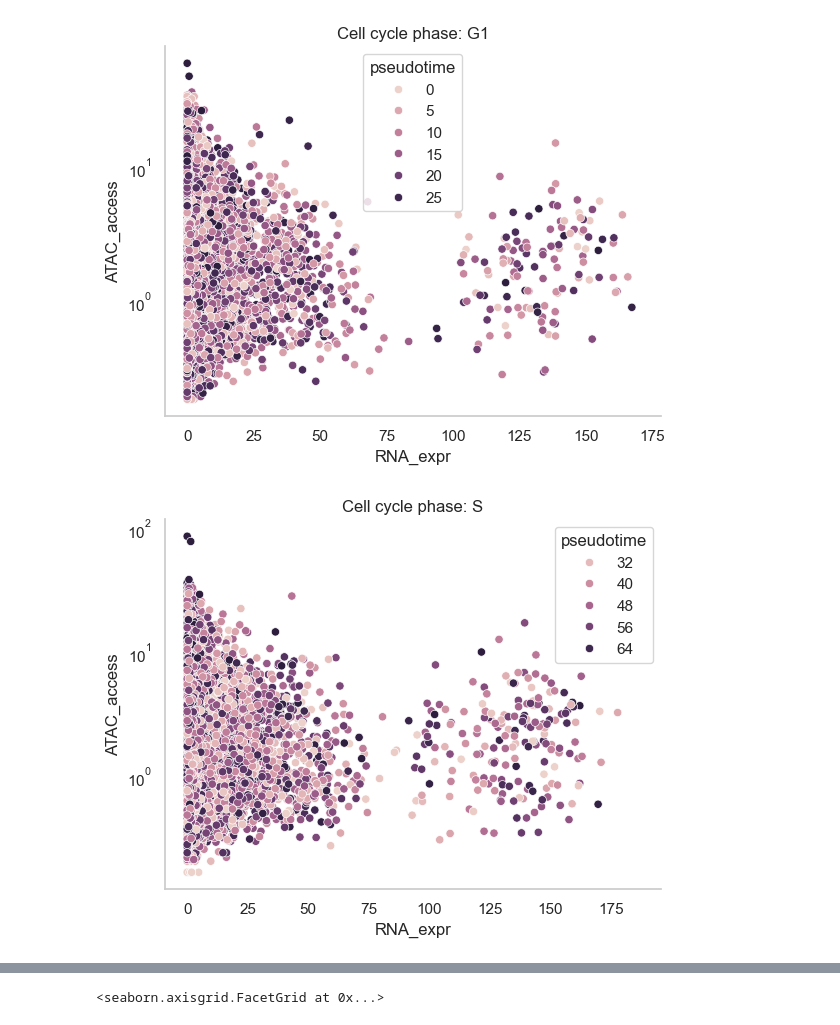
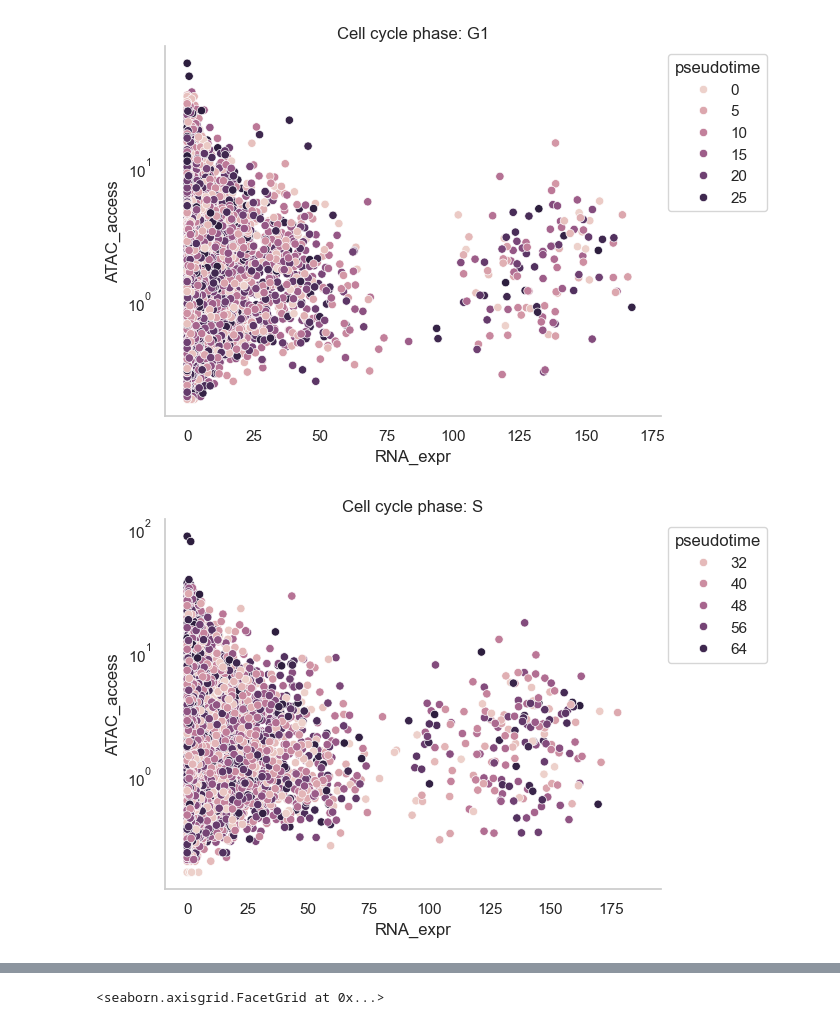
Before and after one commit to SFGLab/Team8_PhaseSpecific_Chromatin_Changes, a Jupyter notebook: viz_Att_RNAseq_combined.ipynb, the cells around one changed output, grey strips where cells are left out. Cells and saved outputs as stored; diff of their text form; code cells hidden in the pictures.

```diff
--- a/viz_Att_RNAseq_combined.ipynb
+++ b/viz_Att_RNAseq_combined.ipynb
@@ -27,30 +27,30 @@ full_cell_data_S = full_cell_data[full_cell_data['Phase']=='S']
 # %%
 import seaborn as sns
 from matplotlib import pyplot as plt
 
 sns.set_style("whitegrid", {'axes.grid' : False})
 
 fig, ax = plt.subplots()
 
 g = sns.scatterplot(
     data=full_cell_data_G1,
     x='RNA_expr',
     y='ATAC_access',
     hue='pseudotime',
     ax=ax,
 )
 
 # ax.set_xlim(-1,275)
 # ax.set_ylim(-1,250)
 ax.set_title('Cell cycle phase: G1')
 ax.set_yscale('log')
-
+sns.move_legend(ax, "upper left", bbox_to_anchor=(1, 1))
 
 sns.despine()
 plt.savefig('Figs/ATTvsEXP_G1.png',
             bbox_inches='tight')
 # %% [output]
-[figure, old version]
+[figure, new version]
 # %%
 fig, ax = plt.subplots()
 
@@ -66,12 +66,13 @@ g = sns.scatterplot(
 # ax.set_ylim(-1,250)
 ax.set_title('Cell cycle phase: S')
 ax.set_yscale('log')
+sns.move_legend(ax, "upper left", bbox_to_anchor=(1, 1))
 
 sns.despine()
 plt.savefig('Figs/ATTvsEXP_S.png',
             bbox_inches='tight')
 # %% [output]
-[figure, old version]
+[figure, new version]
 # %%
 fig, ax = plt.subplots()
 
```
Also changed, not shown: parts of 1 cell of this notebook, 3 other files.
